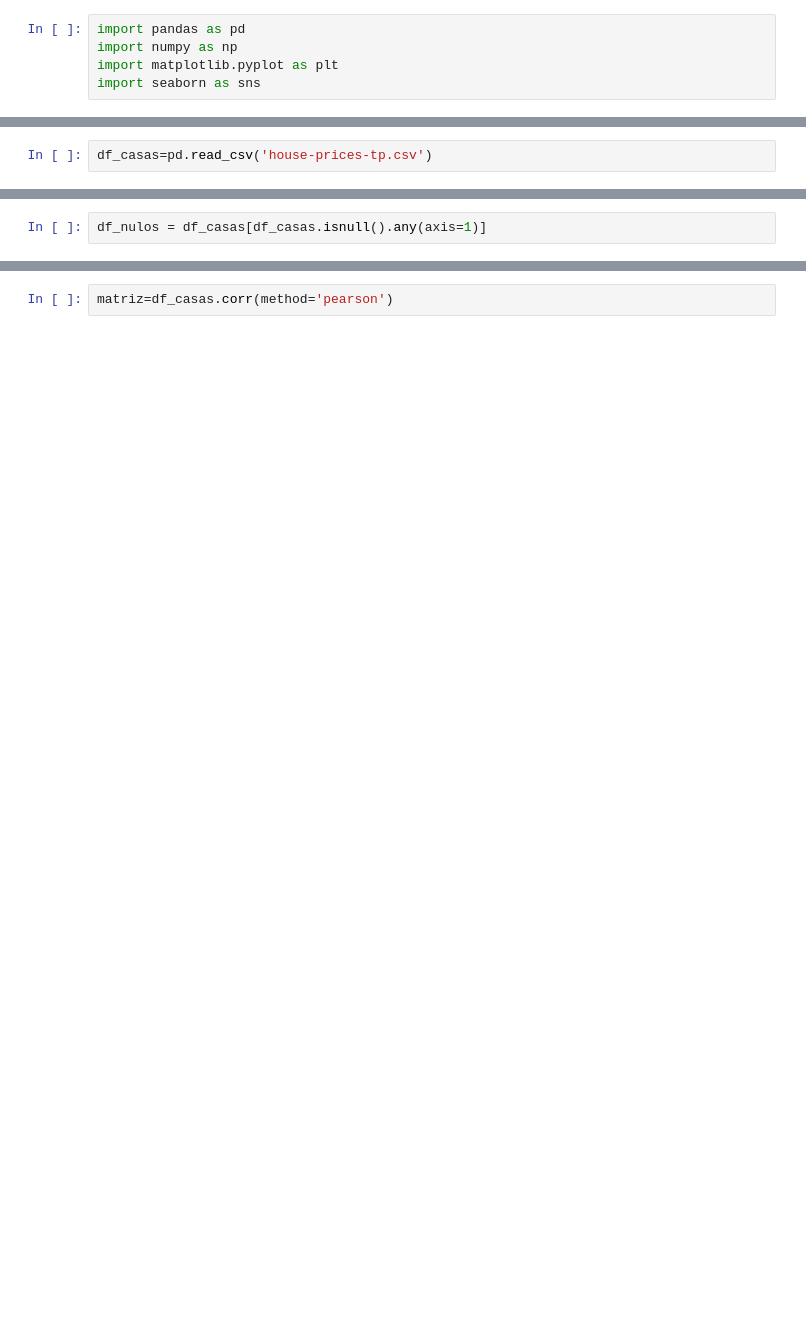
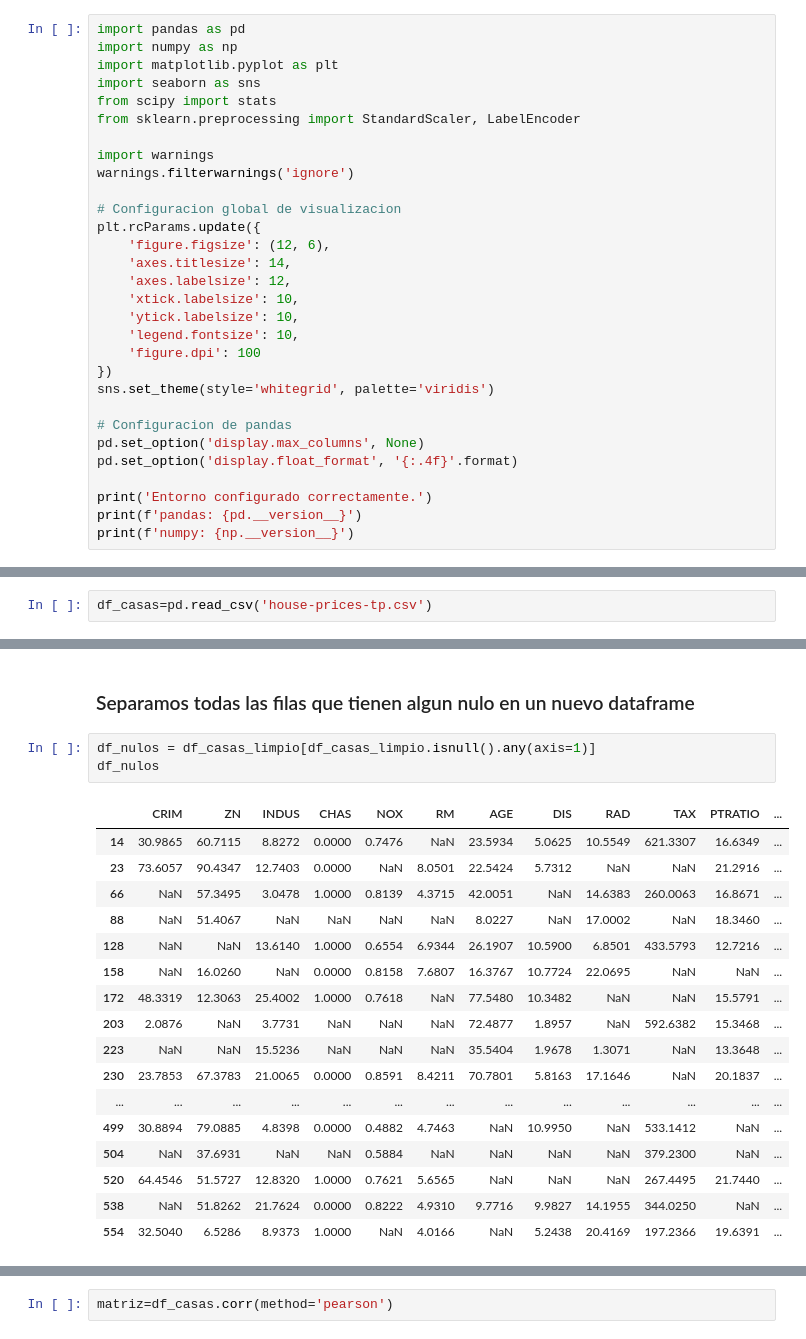
Before and after one commit to valentinocivetta04/TP_AA1_Civetta_Fucci_Frank_Winter, a Jupyter notebook: TP1/TP-regresion-AA1.ipynb, the cells around one changed output, grey strips where cells are left out. Cells and saved outputs as stored; diff of their text form; blank space fills up the shorter version.

```diff
--- a/TP1/TP-regresion-AA1.ipynb
+++ b/TP1/TP-regresion-AA1.ipynb
@@ -3,3 +3,28 @@ import pandas as pd
 import numpy as np
 import matplotlib.pyplot as plt
 import seaborn as sns
+from scipy import stats
+from sklearn.preprocessing import StandardScaler, LabelEncoder
+
+import warnings
+warnings.filterwarnings('ignore')
+
+# Configuracion global de visualizacion
+plt.rcParams.update({
+    'figure.figsize': (12, 6),
+    'axes.titlesize': 14,
+    'axes.labelsize': 12,
+    'xtick.labelsize': 10,
+    'ytick.labelsize': 10,
+    'legend.fontsize': 10,
+    'figure.dpi': 100
+})
+sns.set_theme(style='whitegrid', palette='viridis')
+
+# Configuracion de pandas
+pd.set_option('display.max_columns', None)
+pd.set_option('display.float_format', '{:.4f}'.format)
+
+print('Entorno configurado correctamente.')
+print(f'pandas: {pd.__version__}')
+print(f'numpy: {np.__version__}')
@@ -74,2 +163,23 @@ df_casas.describe()
+# %% [markdown]
+### Separamos todas las filas que tienen algun nulo en un nuevo dataframe
 # %%
-df_nulos = df_casas[df_casas.isnull().any(axis=1)]
+df_nulos = df_casas_limpio[df_casas_limpio.isnull().any(axis=1)]
+df_nulos
+# %% [output]
+|  | CRIM | ZN | INDUS | CHAS | NOX | RM | AGE | DIS | RAD | TAX | PTRATIO | ... |
+| 14 | 30.9865 | 60.7115 | 8.8272 | 0.0000 | 0.7476 | NaN | 23.5934 | 5.0625 | 10.5549 | 621.3307 | 16.6349 | ... |
+| 23 | 73.6057 | 90.4347 | 12.7403 | 0.0000 | NaN | 8.0501 | 22.5424 | 5.7312 | NaN | NaN | 21.2916 | ... |
+| 66 | NaN | 57.3495 | 3.0478 | 1.0000 | 0.8139 | 4.3715 | 42.0051 | NaN | 14.6383 | 260.0063 | 16.8671 | ... |
+| 88 | NaN | 51.4067 | NaN | NaN | NaN | NaN | 8.0227 | NaN | 17.0002 | NaN | 18.3460 | ... |
+| 128 | NaN | NaN | 13.6140 | 1.0000 | 0.6554 | 6.9344 | 26.1907 | 10.5900 | 6.8501 | 433.5793 | 12.7216 | ... |
+| 158 | NaN | 16.0260 | NaN | 0.0000 | 0.8158 | 7.6807 | 16.3767 | 10.7724 | 22.0695 | NaN | NaN | ... |
+| 172 | 48.3319 | 12.3063 | 25.4002 | 1.0000 | 0.7618 | NaN | 77.5480 | 10.3482 | NaN | NaN | 15.5791 | ... |
+| 203 | 2.0876 | NaN | 3.7731 | NaN | NaN | NaN | 72.4877 | 1.8957 | NaN | 592.6382 | 15.3468 | ... |
+| 223 | NaN | NaN | 15.5236 | NaN | NaN | NaN | 35.5404 | 1.9678 | 1.3071 | NaN | 13.3648 | ... |
+| 230 | 23.7853 | 67.3783 | 21.0065 | 0.0000 | 0.8591 | 8.4211 | 70.7801 | 5.8163 | 17.1646 | NaN | 20.1837 | ... |
+| ... | ... | ... | ... | ... | ... | ... | ... | ... | ... | ... | ... | ... |
+| 499 | 30.8894 | 79.0885 | 4.8398 | 0.0000 | 0.4882 | 4.7463 | NaN | 10.9950 | NaN | 533.1412 | NaN | ... |
+| 504 | NaN | 37.6931 | NaN | NaN | 0.5884 | NaN | NaN | NaN | NaN | 379.2300 | NaN | ... |
+| 520 | 64.4546 | 51.5727 | 12.8320 | 1.0000 | 0.7621 | 5.6565 | NaN | NaN | NaN | 267.4495 | 21.7440 | ... |
+| 538 | NaN | 51.8262 | 21.7624 | 0.0000 | 0.8222 | 4.9310 | 9.7716 | 9.9827 | 14.1955 | 344.0250 | NaN | ... |
+| 554 | 32.5040 | 6.5286 | 8.9373 | 1.0000 | NaN | 4.0166 | NaN | 5.2438 | 20.4169 | 197.2366 | 19.6391 | ... |
```
Also changed, not shown: parts of 31 cells of this notebook, 1 other file.
